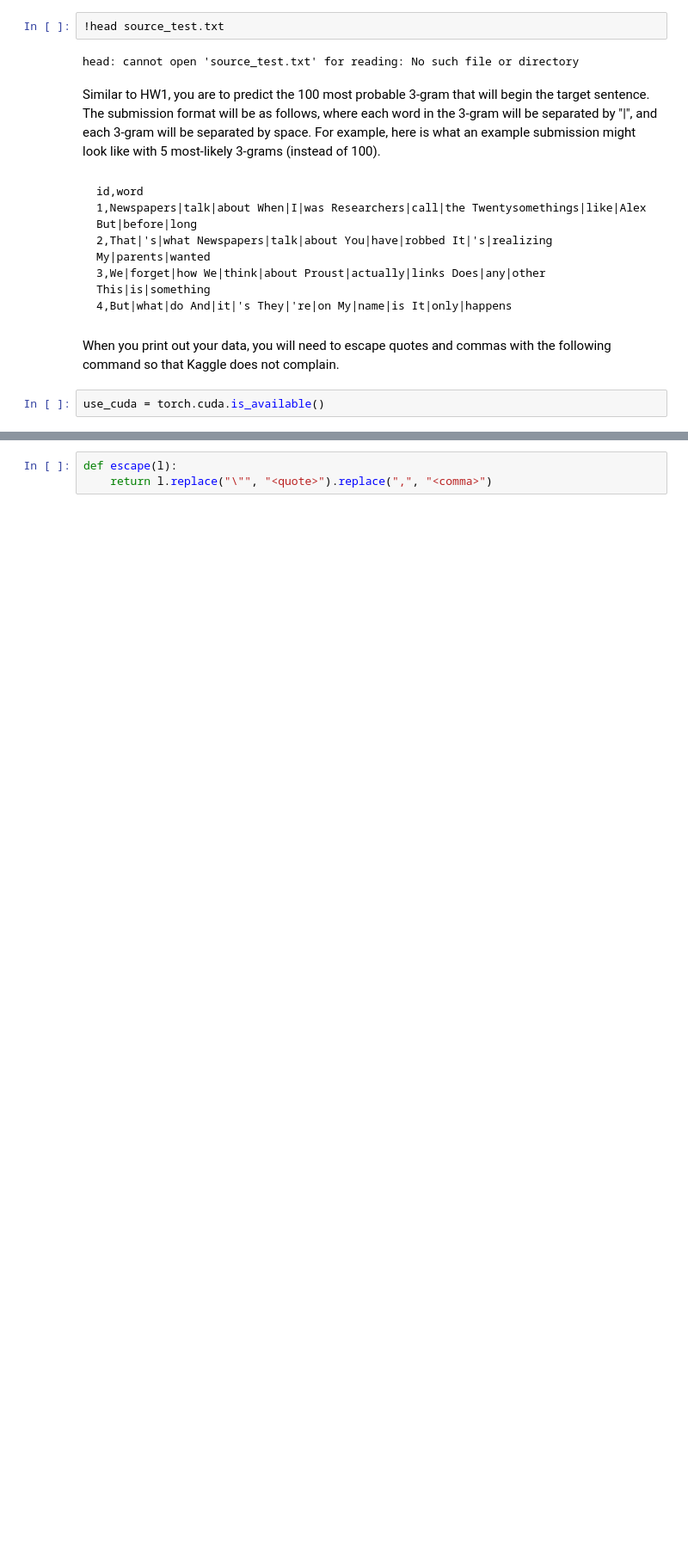
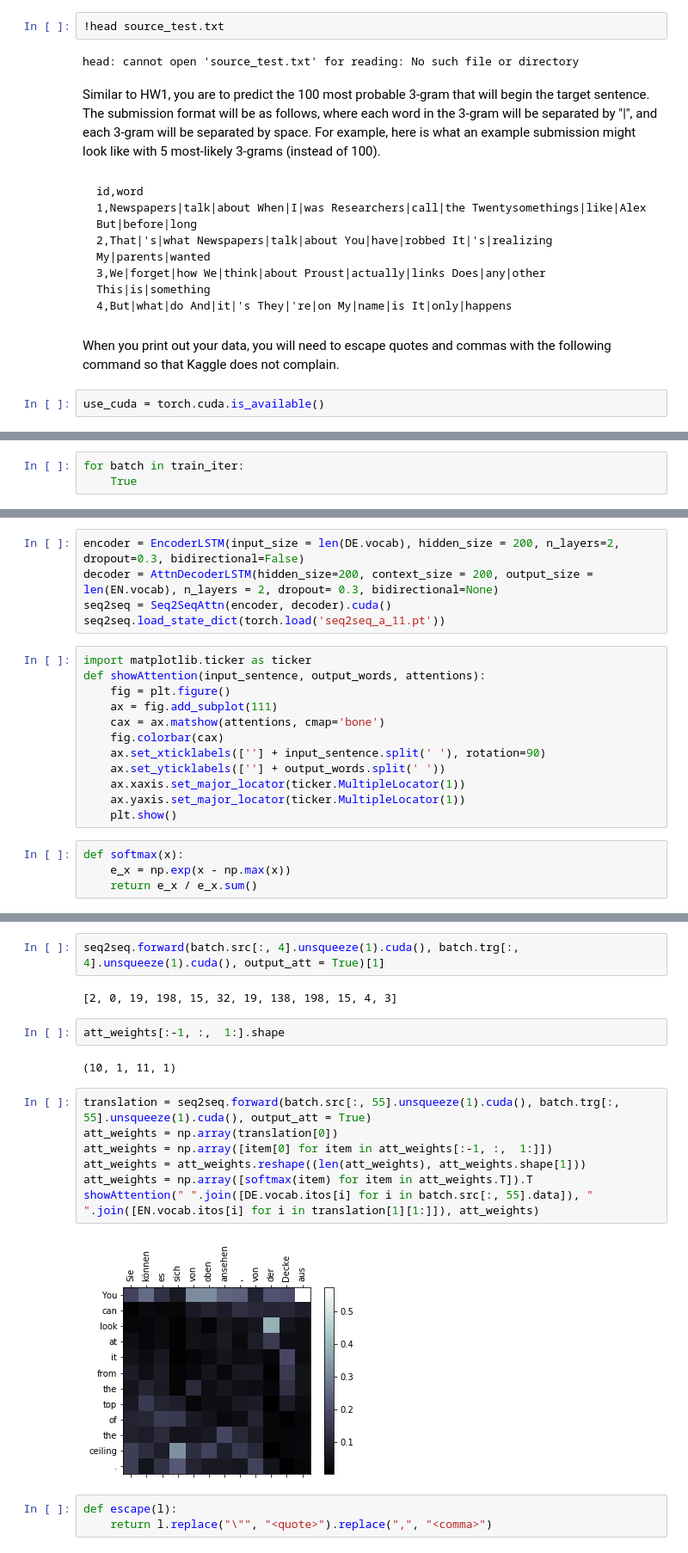
Before and after one commit to rfgordan/cs287-s18, a Jupyter notebook: HW3/Homework3.ipynb, the cells around one changed output, grey strips where cells are left out. Shown at 86% size. Saved outputs shown, nothing was run; the diff lists cells and outputs as text; blank space fills up the shorter version.

Commit message:
Finished attention visualization

```diff
--- a/HW3/Homework3.ipynb
+++ b/HW3/Homework3.ipynb
@@ -393,2 +580,5 @@ for i in range(epoch_num):
 test_loss = seq2seq.predict(test_iter, len(EN.vocab))
 print("[TEST] loss:%5.2f" % test_loss)
+# %%
+for batch in train_iter:
+    True
@@ -394,0 +597,21 @@ print("[TEST] loss:%5.2f" % test_loss)
+# %%
+encoder = EncoderLSTM(input_size = len(DE.vocab), hidden_size = 200, n_layers=2, dropout=0.3, bidirectional=False)
+decoder = AttnDecoderLSTM(hidden_size=200, context_size = 200, output_size = len(EN.vocab), n_layers = 2, dropout= 0.3, bidirectional=None)
+seq2seq = Seq2SeqAttn(encoder, decoder).cuda()
+seq2seq.load_state_dict(torch.load('seq2seq_a_11.pt'))
+# %%
+import matplotlib.ticker as ticker
+def showAttention(input_sentence, output_words, attentions):
+    fig = plt.figure()
+    ax = fig.add_subplot(111)
+    cax = ax.matshow(attentions, cmap='bone')
+    fig.colorbar(cax)
+    ax.set_xticklabels([''] + input_sentence.split(' '), rotation=90)
+    ax.set_yticklabels([''] + output_words.split(' '))
+    ax.xaxis.set_major_locator(ticker.MultipleLocator(1))
+    ax.yaxis.set_major_locator(ticker.MultipleLocator(1))
+    plt.show()
+# %%
+def softmax(x):
+    e_x = np.exp(x - np.max(x))
+    return e_x / e_x.sum()
@@ -395,3 +620,20 @@ print("[TEST] loss:%5.2f" % test_loss)
+# %%
+seq2seq.forward(batch.src[:, 4].unsqueeze(1).cuda(), batch.trg[:, 4].unsqueeze(1).cuda(), output_att = True)[1]
+# %% [output]
+[2, 0, 19, 198, 15, 32, 19, 138, 198, 15, 4, 3]
+# %%
+att_weights[:-1, :,  1:].shape
+# %% [output]
+(10, 1, 11, 1)
+# %%
+translation = seq2seq.forward(batch.src[:, 55].unsqueeze(1).cuda(), batch.trg[:, 55].unsqueeze(1).cuda(), output_att = True)
+att_weights = np.array(translation[0])
+att_weights = np.array([item[0] for item in att_weights[:-1, :,  1:]])
+att_weights = att_weights.reshape((len(att_weights), att_weights.shape[1]))
+att_weights = np.array([softmax(item) for item in att_weights.T]).T
+showAttention(" ".join([DE.vocab.itos[i] for i in batch.src[:, 55].data]), " ".join([EN.vocab.itos[i] for i in translation[1][1:]]), att_weights)
+# %% [output]
+[figure, added]
 # %%
 def escape(l):
     return l.replace("\"", "<quote>").replace(",", "<comma>")
```
Also changed, not shown: parts of 17 cells of this notebook, 3 other files.
